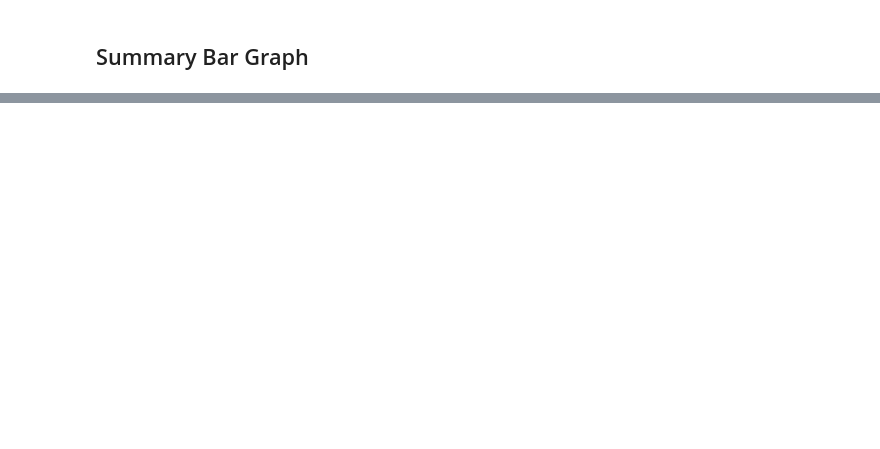
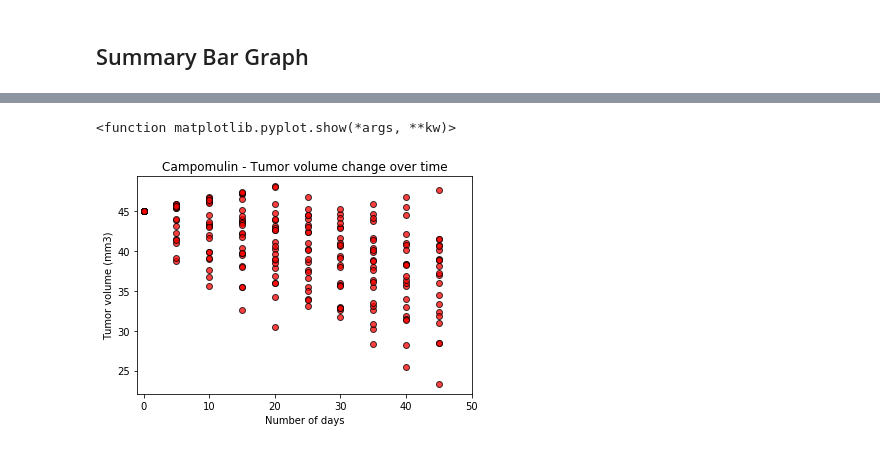
Before and after one commit to TrevorLovesMommy/matplotlib-challenge, a Jupyter notebook: Pymaceuticals/02-Homework_05-Matplotlib_Instructions_Pymaceuticals_pymaceuticals_starter.ipynb, the cells around one changed output, grey strips where cells are left out. Saved outputs shown, nothing was run; the diff lists cells and outputs as text; code cells hidden in the pictures; blank space fills up the shorter version.

```diff
--- a/Pymaceuticals/02-Homework_05-Matplotlib_Instructions_Pymaceuticals_pymaceuticals_starter.ipynb
+++ b/Pymaceuticals/02-Homework_05-Matplotlib_Instructions_Pymaceuticals_pymaceuticals_starter.ipynb
@@ -238,0 +229,26 @@ fig.show()
+# %%
+#Scatterplot Infubinol
+
+df_Infubinol = merge_df[["Timepoint", "Drug", "Tumor Volume (mm3)"]]
+df_Campomulin = df_Campomulin.loc[df_Campomulin["Drug"] == "Capomulin", :]
+
+
+
+
+plt.scatter(df_Campomulin["Timepoint"], df_Campomulin["Tumor Volume (mm3)"],
+            marker="o", facecolors="red", edgecolors="black", alpha=0.75)
+
+x_lim = merge_df["Timepoint"].max()
+#y_lim = merge_df["Tumor Volume (mm3)"].max()
+plt.xlim(-1, x_lim +5)
+#plt.ylim(0, y_lim)
+
+
+plt.title("Campomulin - Tumor volume change over time")
+plt.xlabel("Number of days")
+plt.ylabel("Tumor volume (mm3)")
+plt.savefig("Campomulin_Scatter_Tumor_Volume.png")
+plt.show
+# %% [output]
+<function matplotlib.pyplot.show(*args, **kw)>
+[figure, added]
```
Also changed, not shown: parts of 13 cells of this notebook, 1 other file.
